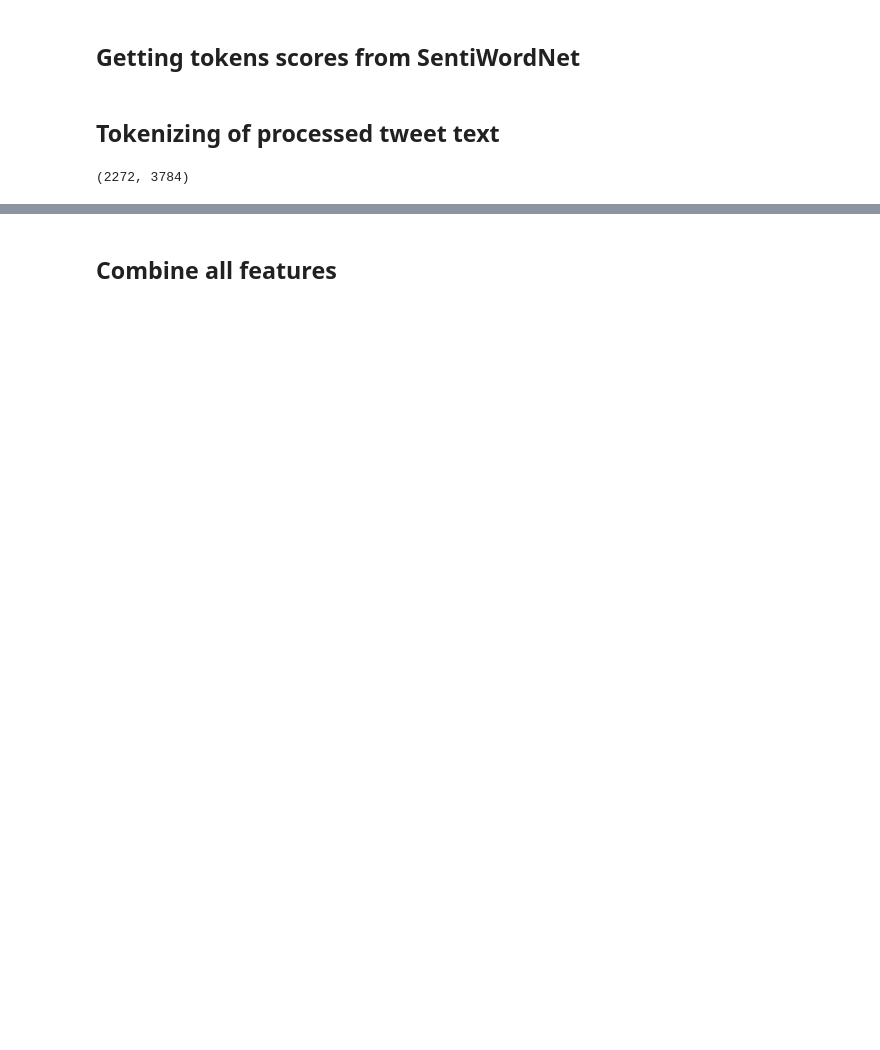
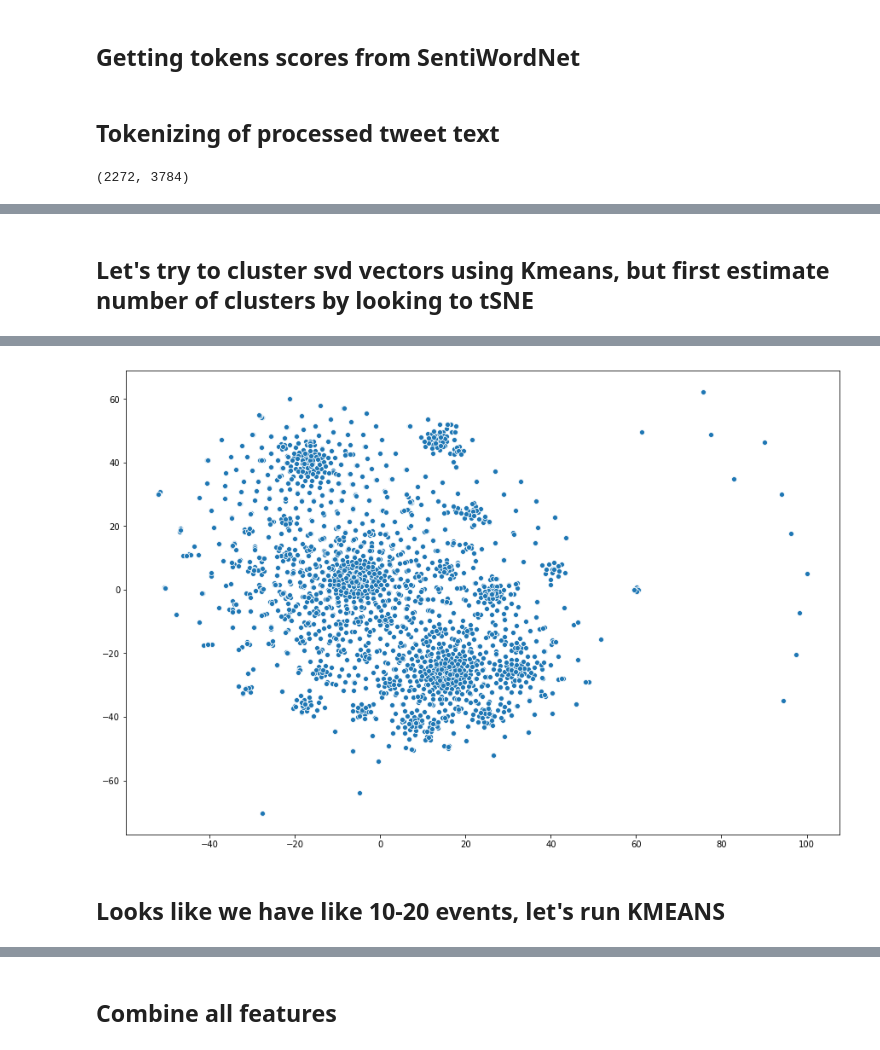
Before and after one commit to msaitkulov/SNA_class_Fall2018, a Jupyter notebook: Lab 1 + 2preFinal.ipynb, the cells around one changed output, grey strips where cells are left out. Saved outputs shown, nothing was run; the diff lists cells and outputs as text; code cells hidden in the pictures; blank space fills up the shorter version.

Commit message:
event clustering added

```diff
--- a/Lab 1 + 2preFinal.ipynb
+++ b/Lab 1 + 2preFinal.ipynb
@@ -56,8 +56,8 @@ import numpy as np
 import scipy
 from sklearn.naive_bayes import MultinomialNB
 # %%
-train = pd.read_csv('./Train.csv')
-test = pd.read_csv('./Test.csv')
+train = pd.read_csv('data/Train.csv')
+test = pd.read_csv('data/Test.csv')
 # %% [markdown]
 ## Dropping irrelevant data
 # %%
@@ -235,0 +227,7 @@ X_tokens_train.shape
+# %%
+from sklearn.decomposition import TruncatedSVD
+
+tfidf_vectorizer = TfidfVectorizer()
+svd_on_counters = TruncatedSVD(n_components=1000, n_iter=10, random_state=42)
+svd_on_counters.fit(scipy.sparse.vstack((X_tokens_train, X_tokens_test)))
+print(svd_on_counters.explained_variance_ratio_.sum())
@@ -235,0 +256,23 @@ X_tokens_train.shape
+# %% [markdown]
+## Let's try to cluster svd vectors using Kmeans, but first estimate number of clusters by looking to tSNE
+# %%
+%%time
+%matplotlib inline
+import matplotlib.pyplot as plt
+import seaborn as sns
+from sklearn.manifold import TSNE
+
+svd_X_tokens_train = svd_on_counters.transform(X_tokens_train)
+svd_X_tokens_test = svd_on_counters.transform(X_tokens_test)
+
+X = scipy.sparse.vstack((svd_X_tokens_train, svd_X_tokens_test)).toarray()
+
+tsne = TSNE(n_components=2, random_state=None)
+X_embedded = tsne.fit_transform(X)
+
+plt.figure(figsize=(15, 10))
+sns.scatterplot(
+    X_embedded[:, 0],
+    X_embedded[:, 1],
+);
+# %% [output]
@@ -235,0 +281,3 @@ X_tokens_train.shape
+[figure, added]
+# %% [markdown]
+##  Looks like we have like 10-20 events, let's run KMEANS
```
Also changed, not shown: parts of 44 cells of this notebook.
